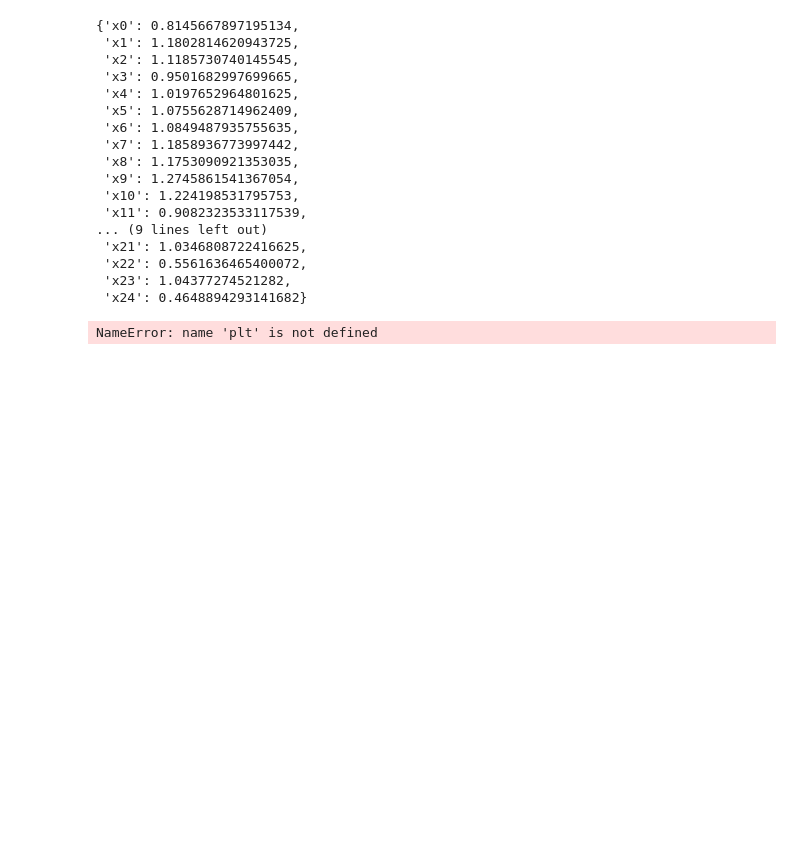
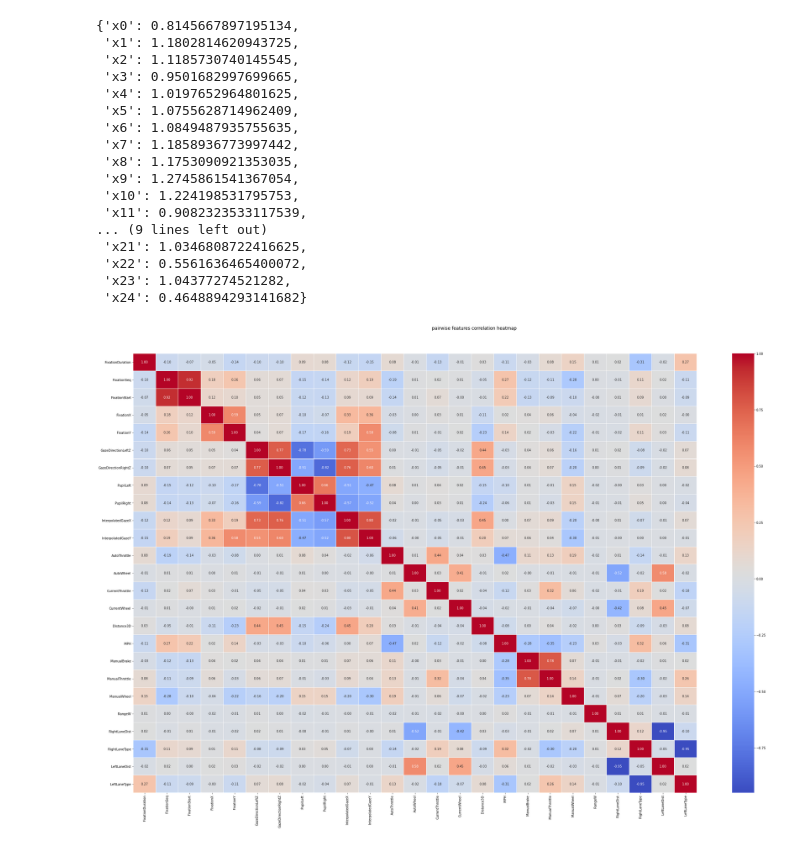
Before and after one commit to SharedControlAutonomousDriving/scad_tot, a Jupyter notebook: network/data.ipynb, the cells around one changed output. Saved outputs shown, nothing was run; the diff lists cells and outputs as text; code cells hidden in the pictures; blank space fills up the shorter version.

```diff
--- a/network/data.ipynb
+++ b/network/data.ipynb
@@ -116,38 +143,35 @@ Average Distances:
  'x24': 0.4648894293141682}
 # %%
 from matplotlib import pyplot as plt
+import seaborn as sns
 # data = np.loadtxt('ex2data1.txt',delimiter=',')
 # data =
 # plt.scatter(data[:,0],data[:,1],c=data[:,2])
 # plt.show()data = np.loadtxt('ex2data1.txt',delimiter=',')
 # plt.scatter(data[:,0],data[:,1],c=data[:,2])
 # plt.show()
 
 
 # print(outputs_df)
-output_cols = raw_df.columns[:-5]
+output_cols = raw_df.columns[-5:]
 myrawdf = raw_df.sample(frac=0.1).copy()
 outputs_df = myrawdf[output_cols]
 inputs_df = myrawdf.drop(output_cols, axis=1)
-viz_df = inputs_df.copy()
-viz_df['TOT'] = [c[4:] for c in outputs_df.iloc[:, -5:].idxmax(1)]
+# viz_df = inputs_df.copy()
+# viz_df['TOT'] = [c[4:] for c in outputs_df.iloc[:, -5:].idxmax(1)]
 
-# import matplotlib.pyplot as plt
-# # import seaborn as sns
-# # iris = sns.load_dataset('iris')
-# # sns.catplot(data=viz_df, orient="h", kind="box", hue='TOT')
-# for c in viz_df.columns[:-1]:
-#     plt.scatter(viz_df[c], viz_df['TOT'])
-# # print([c for c in viz_df.columns[:-1]])
-# plt.show()
-# # print(iris)
+# f, ax = plt.subplots(figsize=(40, 24))
+# corr = viz_df.corr()
+# hm = sns.heatmap(round(corr,2), annot=True, ax=ax, cmap="coolwarm",fmt='.2f', linewidths=.05)
+# f.subplots_adjust(top=0.93)
+# t = f.suptitle('features heatmap', fontsize=14)
 
+def plot_correlation_heatmap(df, figsize=(40,24)):
+    f, ax = plt.subplots(figsize=figsize)
+    hm = sns.heatmap(round(df.corr(), 2), annot=True, ax=ax, cmap="coolwarm",fmt='.2f', linewidths=.05)
+    f.subplots_adjust(top=0.93)
+    t = f.suptitle('pairwise features correlation heatmap', fontsize=14)
 
-
-f, ax = plt.subplots(figsize=(40, 24))
-corr = viz_df.corr()
-hm = sns.heatmap(round(corr,2), annot=True, ax=ax, cmap="coolwarm",fmt='.2f', linewidths=.05)
-f.subplots_adjust(top=0.93)
-t = f.suptitle('features heatmap', fontsize=14)
+plot_correlation_heatmap(inputs_df)
 # %% [output]
-NameError: name 'plt' is not defined
+[figure, added]
```
Also changed, not shown: parts of 10 cells of this notebook, 19 other files.
